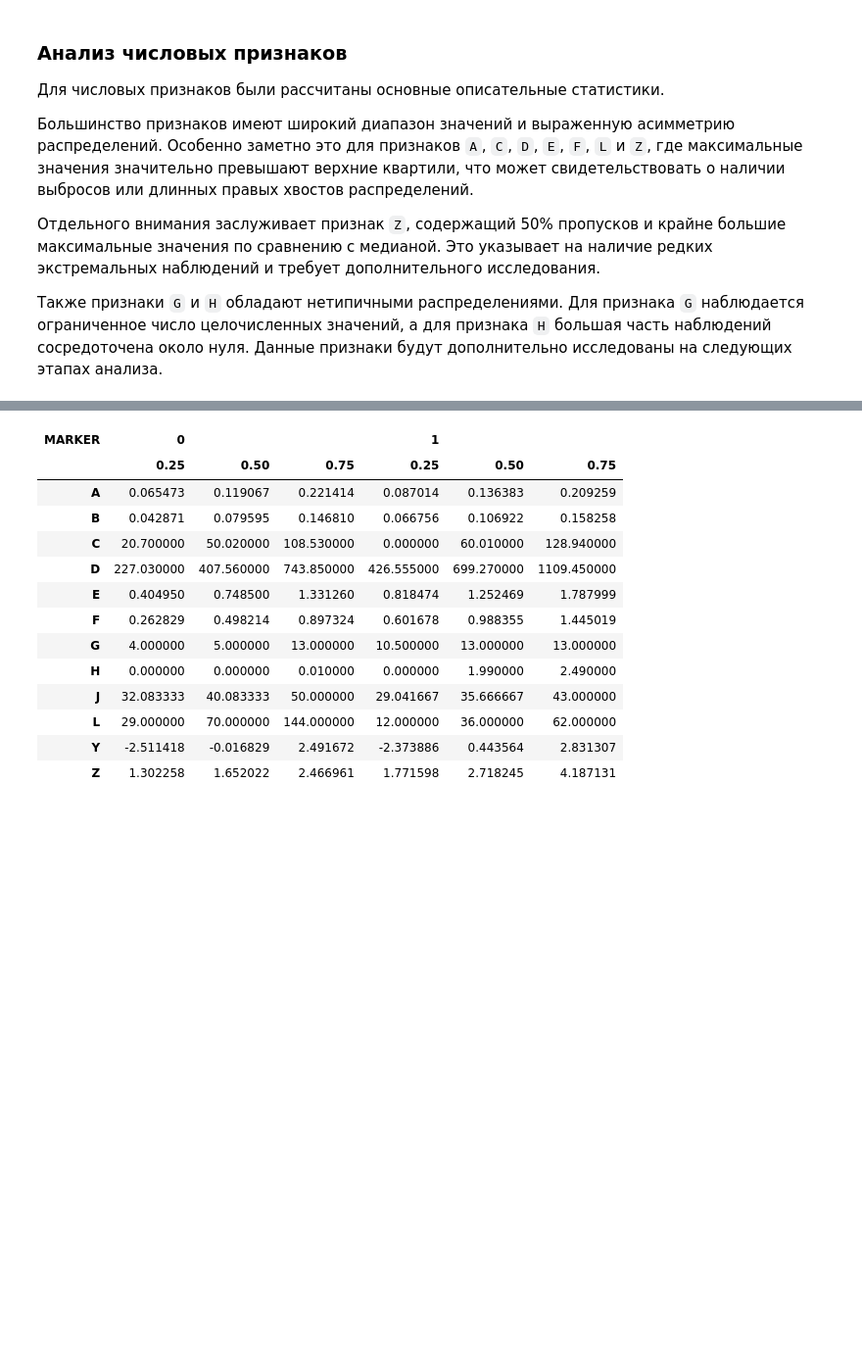
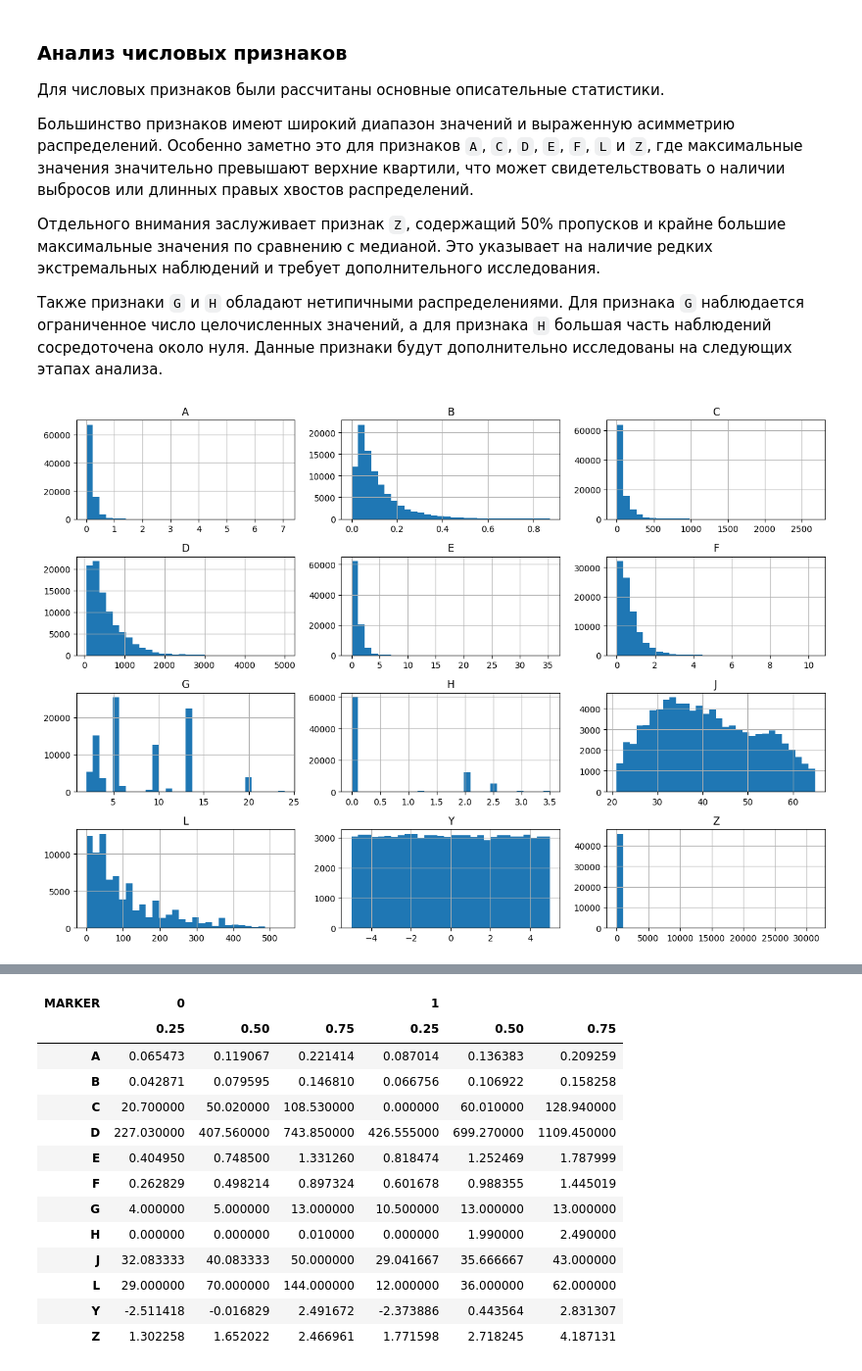
Before and after one commit to VadimTTT/credit_scoring, a Jupyter notebook: explore.ipynb, the cells around one changed output, grey strips where cells are left out. Shown at 98% size. Cells and saved outputs as stored; diff of their text form; code cells hidden in the pictures; blank space fills up the shorter version.

```diff
--- a/explore.ipynb
+++ b/explore.ipynb
@@ -227,3 +226,11 @@ x_train[numeric_features].describe()
 Отдельного внимания заслуживает признак `Z`, содержащий 50% пропусков и крайне большие максимальные значения по сравнению с медианой. Это указывает на наличие редких экстремальных наблюдений и требует дополнительного исследования.
 
 Также признаки `G` и `H` обладают нетипичными распределениями. Для признака `G` наблюдается ограниченное число целочисленных значений, а для признака `H` большая часть наблюдений сосредоточена около нуля. Данные признаки будут дополнительно исследованы на следующих этапах анализа.
+# %%
+# респределение числовых признаков
+import matplotlib.pyplot as plt
+x_train[numeric_features].hist(figsize=(13,9), bins=30)
+plt.tight_layout()
+plt.show()
+# %% [output]
+[figure, added]
```
Also changed, not shown: parts of 5 cells of this notebook.
